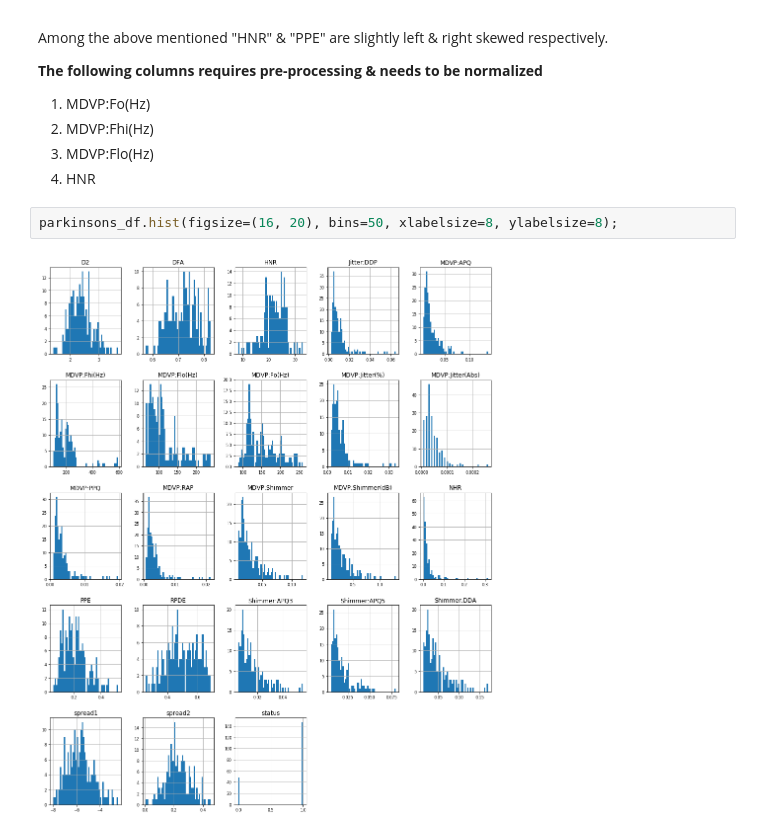
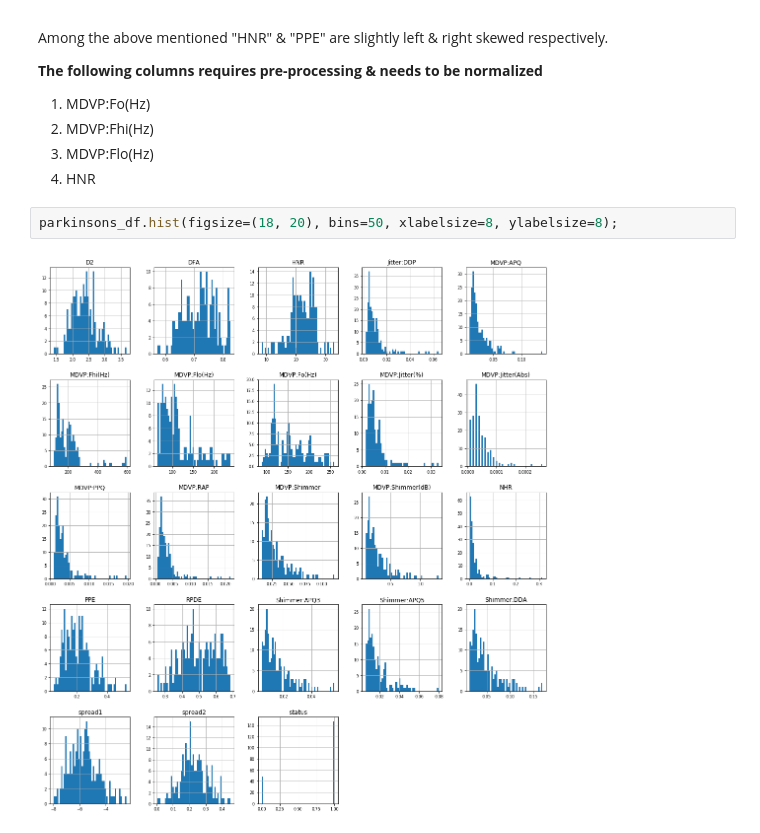
Before and after one commit to GreatLearningAIML1/aiml-ml-hyd-nov-18-batch-sumugapadman, a Jupyter notebook: Ensemble Techniques - Project 1/Ensemble Techniques_R3_Project1_Parkinson’s Disease.ipynb, the cells around one changed output. Drawn from its saved outputs; the diff is of its cells as text.

```diff
--- a/Ensemble Techniques - Project 1/Ensemble Techniques_R3_Project1_Parkinson’s Disease.ipynb
+++ b/Ensemble Techniques - Project 1/Ensemble Techniques_R3_Project1_Parkinson’s Disease.ipynb
@@ -184,6 +186,6 @@ Among the above mentioned "HNR" & "PPE" are slightly left & right skewed respect
 3. MDVP:Flo(Hz)
 4. HNR
 # %%
-parkinsons_df.hist(figsize=(16, 20), bins=50, xlabelsize=8, ylabelsize=8);
+parkinsons_df.hist(figsize=(18, 20), bins=50, xlabelsize=8, ylabelsize=8);
 # %% [output]
-[figure, old version]
+[figure, new version]
```
Also changed, not shown: parts of 17 cells of this notebook.
